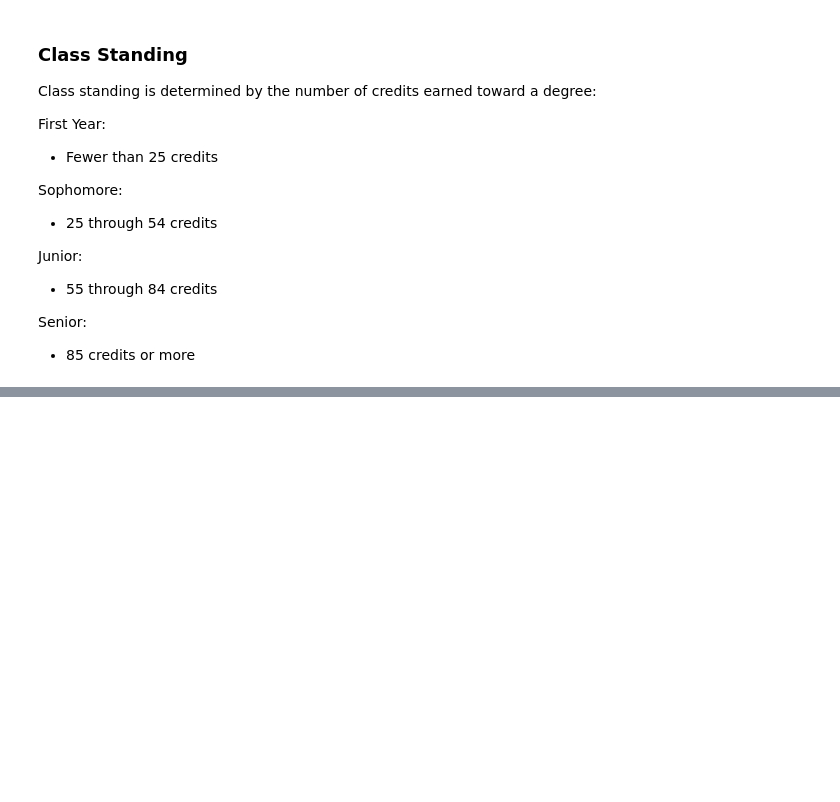
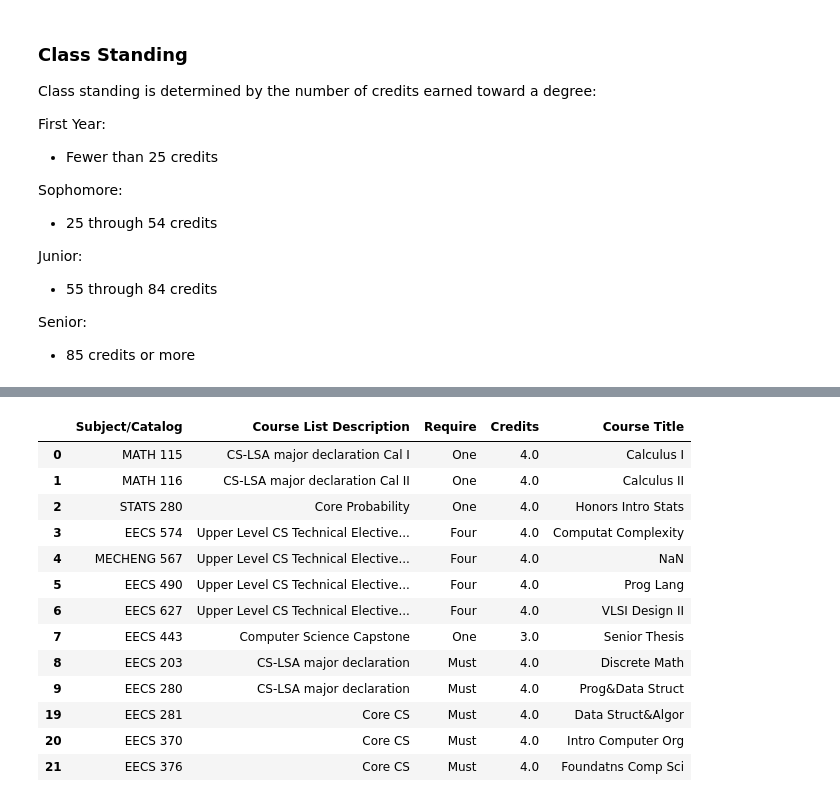
Before and after one commit to yessie-kim/classeek, a Jupyter notebook: User profile/CS requirement/generate_cs_student.ipynb, the cells around one changed output, grey strips where cells are left out. Saved outputs shown, nothing was run; the diff lists cells and outputs as text; code cells hidden in the pictures; blank space fills up the shorter version.

Commit message:
update gen cs students

```diff
--- a/User profile/CS requirement/CS cleaning.ipynb
+++ b/User profile/CS requirement/generate_cs_student.ipynb
@@ -164,8 +129,0 @@ Name: Credits, dtype: float64
-# %%
-total_credits = 0
-courses_taken = []
-
-if total_credits < 50:
-    calI_course = rng.choice(calI, size=1, replace=False)
-    calI_credit = df[df['Subject/Catalog'] == calI_course[0]]['Credits']
-    courses_taken.append(calI_course)
@@ -181,4 +129,0 @@ courses_taken
-# %%
-calI_course = rng.choice(calI, size=1, replace=False)
-calI_credit = df[df['Subject/Catalog'] == calI_course[0]]['Credits']
-courses_taken.append(calI_course)
@@ -192,22 +129,0 @@ courses_taken
-# %%
-def gen_student(number_student):
-
-    req_order = df['Course List Description'].unique()
-
-    require = []
-    courses_taken = []
-
-    for req in req_order:
-        for i in range(number_student):
-
-            requirement = df[df['Course List Description'] == req]['Subject/Catalog'].tolist()
-
-            req_course = rng.choice(requirement, size=1, replace=False)
-            req_credit = df[df['Subject/Catalog'] == requirement[0]]['Credits']
-            courses_taken.append(req_course)
-            require.append(req)
-
-    gen_student_df = pd.DataFrame({'courses_taken': courses_taken})
-
-    return gen_student_df
-    return len(require), len(courses_taken)
@@ -257,0 +185,20 @@ require
+# %%
+# Generate 100 students
+students = gen_student(100)
+# %%
+students[60]
+# %% [output]
+|  | Subject/Catalog | Course List Description | Require | Credits | Course Title |
+| 0 | MATH 115 | CS-LSA major declaration Cal I | One | 4.0 | Calculus I |
+| 1 | MATH 116 | CS-LSA major declaration Cal II | One | 4.0 | Calculus II |
+| 2 | STATS 280 | Core Probability | One | 4.0 | Honors Intro Stats |
+| 3 | EECS 574 | Upper Level CS Technical Elective... | Four | 4.0 | Computat Complexity |
+| 4 | MECHENG 567 | Upper Level CS Technical Elective... | Four | 4.0 | NaN |
+| 5 | EECS 490 | Upper Level CS Technical Elective... | Four | 4.0 | Prog Lang |
+| 6 | EECS 627 | Upper Level CS Technical Elective... | Four | 4.0 | VLSI Design II |
+| 7 | EECS 443 | Computer Science Capstone | One | 3.0 | Senior Thesis |
+| 8 | EECS 203 | CS-LSA major declaration | Must | 4.0 | Discrete Math |
+| 9 | EECS 280 | CS-LSA major declaration | Must | 4.0 | Prog&Data Struct |
+| 19 | EECS 281 | Core CS | Must | 4.0 | Data Struct&Algor |
+| 20 | EECS 370 | Core CS | Must | 4.0 | Intro Computer Org |
+| 21 | EECS 376 | Core CS | Must | 4.0 | Foundatns Comp Sci |
```
Also changed, not shown: parts of 19 cells of this notebook.
